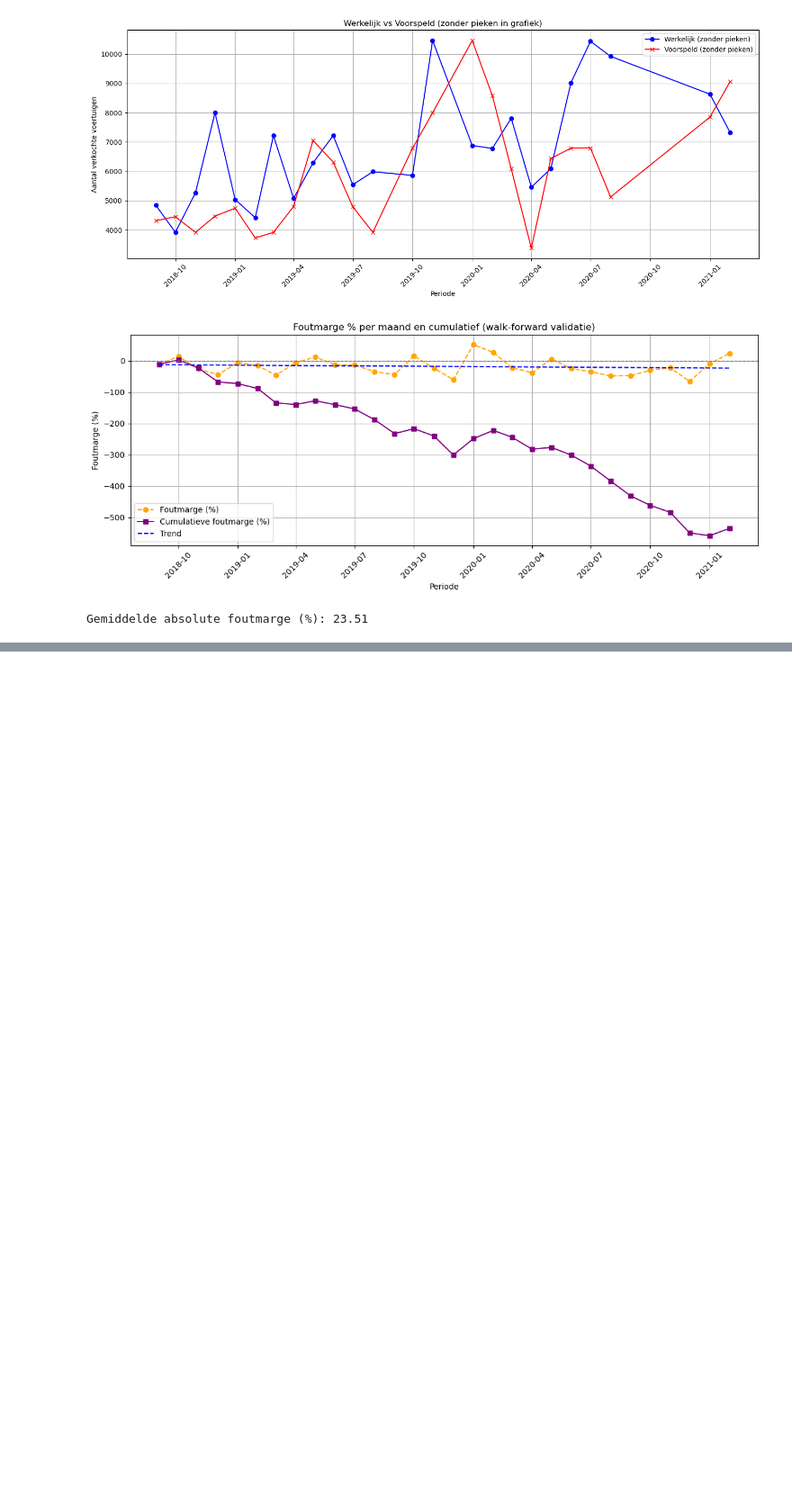
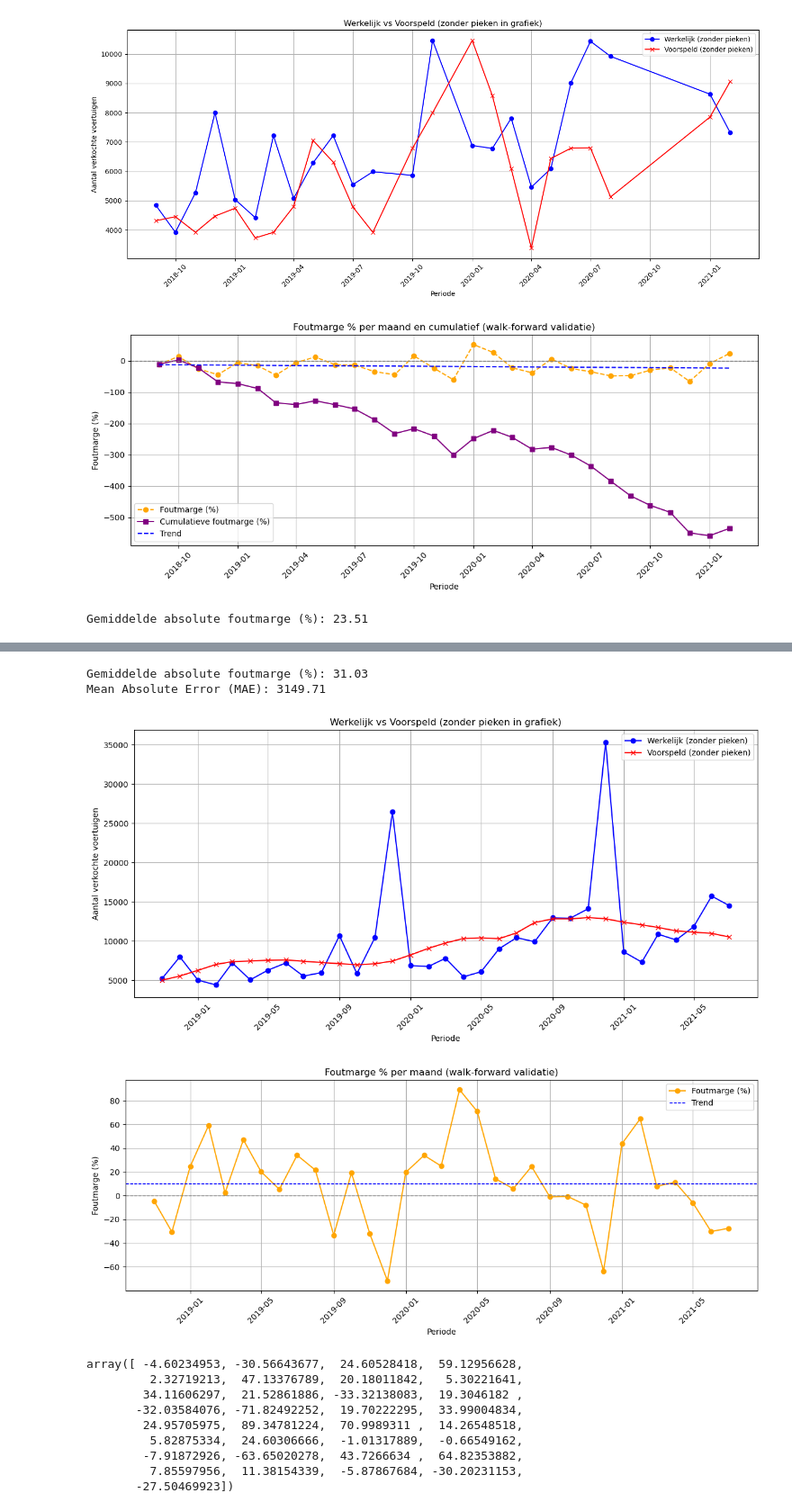
Before and after one commit to DylanHaaz/Tryhard, a Jupyter notebook: v4 _Google_trend/Xgboost _trend.ipynb, the cells around one changed output, grey strips where cells are left out. Shown at 90% size. Cells and saved outputs as stored; diff of their text form; code cells hidden in the pictures; blank space fills up the shorter version.

```diff
--- a/v4 _Google_trend/Xgboost _trend.ipynb
+++ b/v4 _Google_trend/Xgboost _trend.ipynb
@@ -505,0 +753,2 @@ Gemiddelde absolute foutmarge (%): 23.51
+# %%
+y_val, predictions, overall_mae = train_and_evaluate_cnn(train_df)
@@ -505,0 +757,62 @@ Gemiddelde absolute foutmarge (%): 23.51
+# %%
+import matplotlib.pyplot as plt
+
+def plot_cnn_results(df, y_val, predictions, periode_col='Periode'):
+    # Make sure Periode is in datetime format
+    df_val = df.iloc[-len(y_val):].copy()
+    df_val[periode_col] = pd.to_datetime(df_val[periode_col], format='%Y/%m')
+
+    # Calculate foutmarge (%)
+    foutmarge_pct = 100 * (predictions - y_val) / y_val
+
+    # Plot Werkelijk vs Voorspeld
+    plt.figure(figsize=(12, 6))
+    plt.plot(df_val[periode_col], y_val, label='Werkelijk (zonder pieken)', marker='o', color='blue')
+    plt.plot(df_val[periode_col], predictions, label='Voorspeld (zonder pieken)', marker='x', color='red')
+    plt.title('Werkelijk vs Voorspeld (zonder pieken in grafiek)')
+    plt.xlabel('Periode')
+    plt.ylabel('Aantal verkochte voertuigen')
+    plt.xticks(rotation=45)
+    plt.grid(True)
+    plt.legend()
+    plt.tight_layout()
+    plt.show()
+
+    # Plot foutmarge % per maand
+    plt.figure(figsize=(12, 5))
+    plt.plot(df_val[periode_col], foutmarge_pct, marker='o', color='orange', label='Foutmarge (%)')
+    plt.axhline(0, color='grey', linestyle='--', linewidth=1)
+    plt.axhline(np.mean(foutmarge_pct), color='blue', linestyle='--', linewidth=1, label='Trend')
+    plt.title('Foutmarge % per maand (walk-forward validatie)')
+    plt.xlabel('Periode')
+    plt.ylabel('Foutmarge (%)')
+    plt.xticks(rotation=45)
+    plt.grid(True)
+    plt.legend()
+    plt.tight_layout()
+    plt.show()
+
+    return foutmarge_pct
+
+"Function ready to plot CNN results. Call it with your CNN y_val and predictions."
+
+# Print gemiddelde foutmarge (%) en MAE voor de CNN-evaluatie
+print(f"Gemiddelde absolute foutmarge (%): {np.mean(np.abs(foutmarge_pct)):.2f}")
+print(f"Mean Absolute Error (MAE): {overall_mae:.2f}")
+# %% [output]
+Gemiddelde absolute foutmarge (%): 31.03
+Mean Absolute Error (MAE): 3149.71
+# %%
+plot_cnn_results(train_df, y_val, predictions)
+# %% [output]
+[figure, added]
+[figure, added]
+array([ -4.60234953, -30.56643677,  24.60528418,  59.12956628,
+         2.32719213,  47.13376789,  20.18011842,   5.30221641,
+        34.11606297,  21.52861886, -33.32138083,  19.3046182 ,
+       -32.03584076, -71.82492252,  19.70222295,  33.99004834,
+        24.95705975,  89.34781224,  70.9989311 ,  14.26548518,
+         5.82875334,  24.60306666,  -1.01317889,  -0.66549162,
+        -7.91872926, -63.65020278,  43.7266634 ,  64.82353882,
+         7.85597956,  11.38154339,  -5.87867684, -30.20231153,
+       -27.50469923])
```
Also changed, not shown: parts of 16 cells of this notebook, 1 other file.
